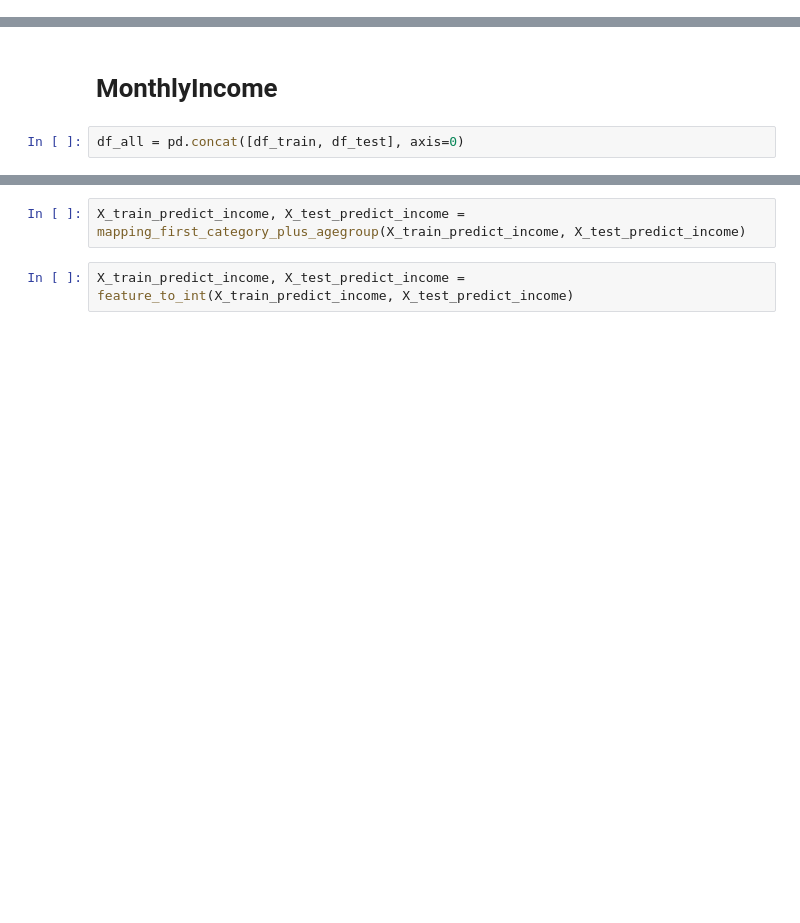
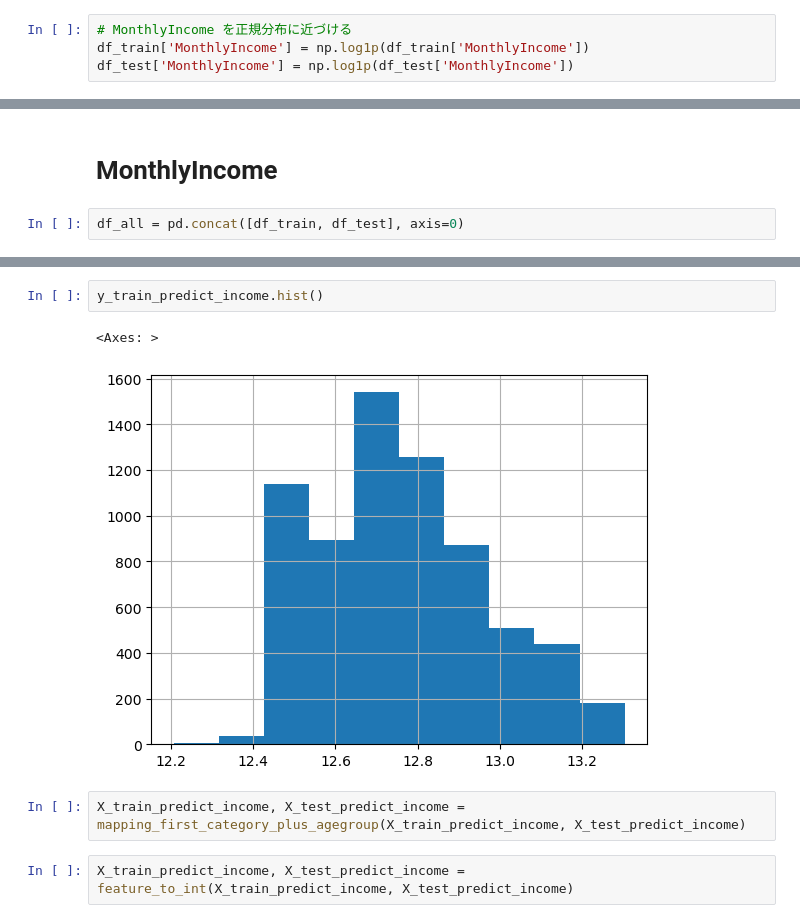
Before and after one commit to RickHub0115/SIGNATE-Summer-Cup-2024, a Jupyter notebook: scr/null/null_2_income.ipynb, the cells around one changed output, grey strips where cells are left out. Drawn from its saved outputs; the diff is of its cells as text; blank space fills up the shorter version.

```diff
--- a/scr/null/null_2_income.ipynb
+++ b/scr/null/null_2_income.ipynb
@@ -61,3 +62,7 @@ Car                         0
 Child                       0
 AgeGroup                    0
 dtype: int64
+# %%
+# MonthlyIncome を正規分布に近づける
+df_train['MonthlyIncome'] = np.log1p(df_train['MonthlyIncome'])
+df_test['MonthlyIncome'] = np.log1p(df_test['MonthlyIncome'])
@@ -175,3 +127,8 @@ def mapping_first_category_plus_agegroup(df_train, df_test):
+# %%
+y_train_predict_income.hist()
+# %% [output]
+<Axes: >
+[figure, added]
 # %%
 X_train_predict_income, X_test_predict_income = mapping_first_category_plus_agegroup(X_train_predict_income, X_test_predict_income)
 # %%
```
Also changed, not shown: parts of 9 cells of this notebook.
